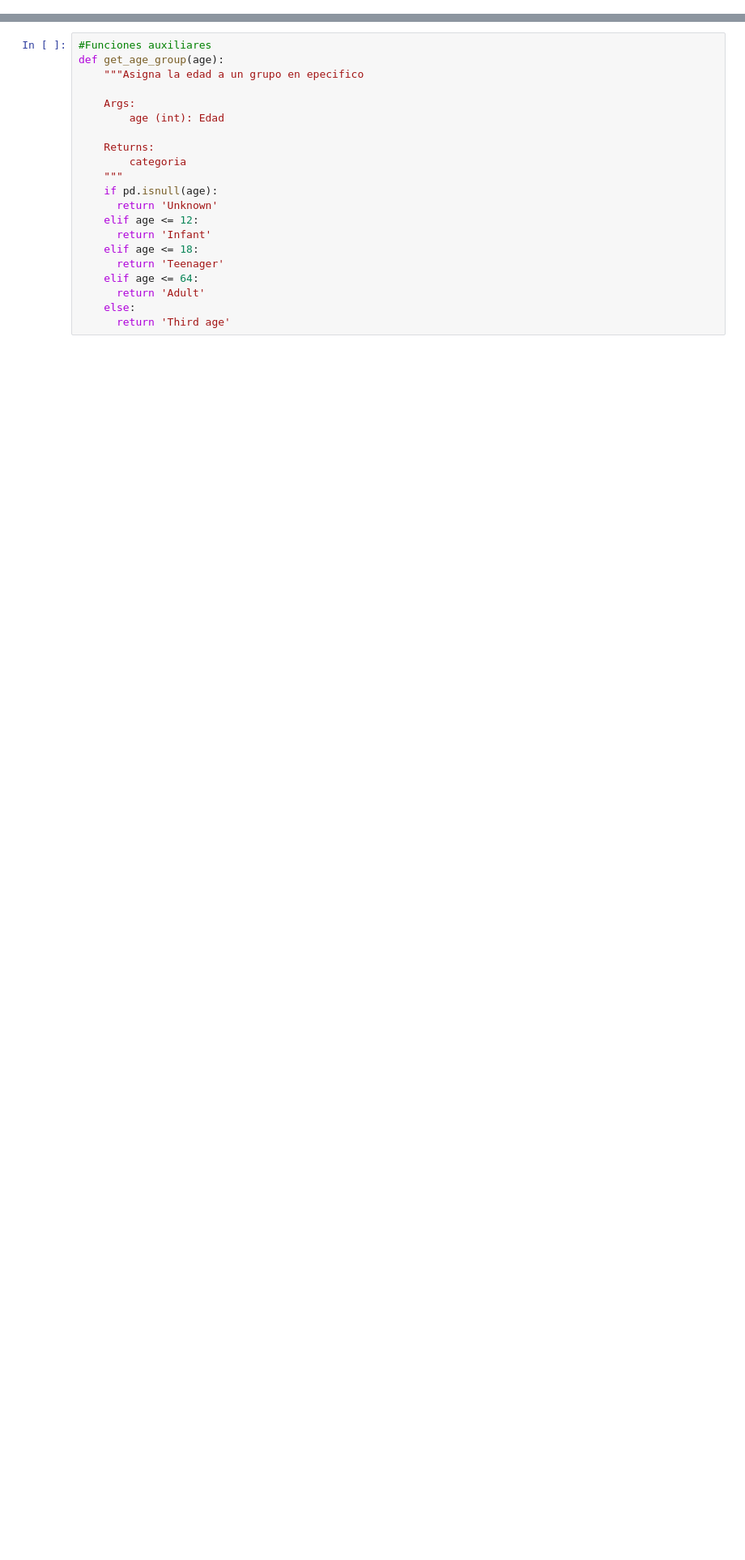
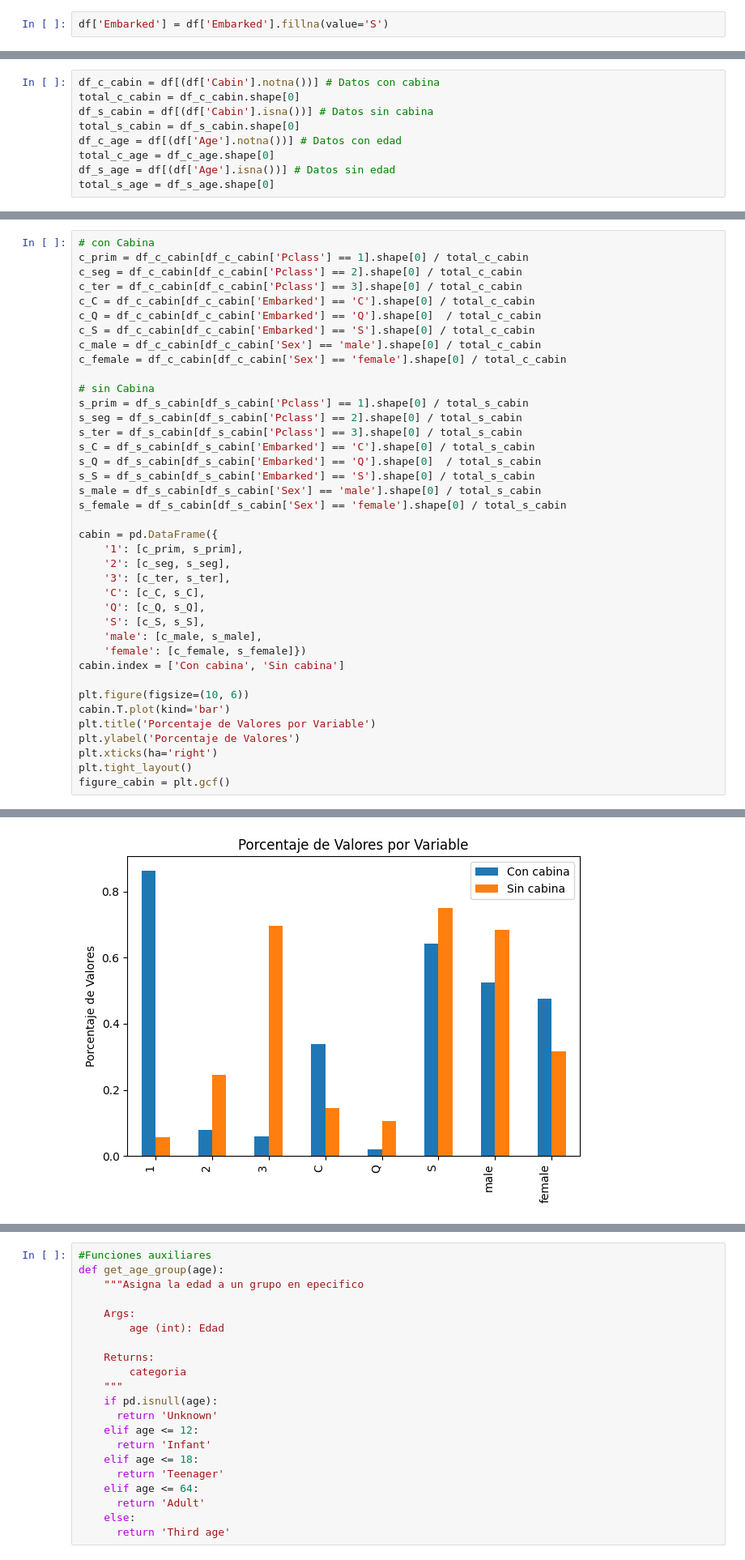
Before and after one commit to fernanda8371/titanic-ml-project, a Jupyter notebook: notebooks/02_Preprocessing.ipynb, the cells around one changed output, grey strips where cells are left out. Shown: that part at 81% size. Cells and saved outputs as stored; diff of their text form; blank space fills up the shorter version.

```diff
--- a/notebooks/02_Preprocessing.ipynb
+++ b/notebooks/02_Preprocessing.ipynb
@@ -8,0 +115,2 @@ titanic = pd.read_csv(r"..\data\Titanic-Dataset.csv")
+# %%
+df['Embarked'] = df['Embarked'].fillna(value='S')
@@ -8,0 +123,9 @@ titanic = pd.read_csv(r"..\data\Titanic-Dataset.csv")
+# %%
+df_c_cabin = df[(df['Cabin'].notna())] # Datos con cabina
+total_c_cabin = df_c_cabin.shape[0]
+df_s_cabin = df[(df['Cabin'].isna())] # Datos sin cabina
+total_s_cabin = df_s_cabin.shape[0]
+df_c_age = df[(df['Age'].notna())] # Datos con edad
+total_c_age = df_c_age.shape[0]
+df_s_age = df[(df['Age'].isna())] # Datos sin edad
+total_s_age = df_s_age.shape[0]
@@ -8,0 +134,40 @@ titanic = pd.read_csv(r"..\data\Titanic-Dataset.csv")
+# %%
+# con Cabina
+c_prim = df_c_cabin[df_c_cabin['Pclass'] == 1].shape[0] / total_c_cabin
+c_seg = df_c_cabin[df_c_cabin['Pclass'] == 2].shape[0] / total_c_cabin
+c_ter = df_c_cabin[df_c_cabin['Pclass'] == 3].shape[0] / total_c_cabin
+c_C = df_c_cabin[df_c_cabin['Embarked'] == 'C'].shape[0] / total_c_cabin
+c_Q = df_c_cabin[df_c_cabin['Embarked'] == 'Q'].shape[0]  / total_c_cabin
+c_S = df_c_cabin[df_c_cabin['Embarked'] == 'S'].shape[0] / total_c_cabin
+c_male = df_c_cabin[df_c_cabin['Sex'] == 'male'].shape[0] / total_c_cabin
+c_female = df_c_cabin[df_c_cabin['Sex'] == 'female'].shape[0] / total_c_cabin
+
+# sin Cabina
+s_prim = df_s_cabin[df_s_cabin['Pclass'] == 1].shape[0] / total_s_cabin
+s_seg = df_s_cabin[df_s_cabin['Pclass'] == 2].shape[0] / total_s_cabin
+s_ter = df_s_cabin[df_s_cabin['Pclass'] == 3].shape[0] / total_s_cabin
+s_C = df_s_cabin[df_s_cabin['Embarked'] == 'C'].shape[0] / total_s_cabin
+s_Q = df_s_cabin[df_s_cabin['Embarked'] == 'Q'].shape[0]  / total_s_cabin
+s_S = df_s_cabin[df_s_cabin['Embarked'] == 'S'].shape[0] / total_s_cabin
+s_male = df_s_cabin[df_s_cabin['Sex'] == 'male'].shape[0] / total_s_cabin
+s_female = df_s_cabin[df_s_cabin['Sex'] == 'female'].shape[0] / total_s_cabin
+
+cabin = pd.DataFrame({
+    '1': [c_prim, s_prim],
+    '2': [c_seg, s_seg],
+    '3': [c_ter, s_ter],
+    'C': [c_C, s_C],
+    'Q': [c_Q, s_Q],
+    'S': [c_S, s_S],
+    'male': [c_male, s_male],
+    'female': [c_female, s_female]})
+cabin.index = ['Con cabina', 'Sin cabina']
+
+plt.figure(figsize=(10, 6))
+cabin.T.plot(kind='bar')
+plt.title('Porcentaje de Valores por Variable')
+plt.ylabel('Porcentaje de Valores')
+plt.xticks(ha='right')
+plt.tight_layout()
+figure_cabin = plt.gcf()
+# %% [output]
@@ -8,0 +175 @@ titanic = pd.read_csv(r"..\data\Titanic-Dataset.csv")
+[figure, added]
```
Also changed, not shown: parts of 39 cells of this notebook, 1 other file.
